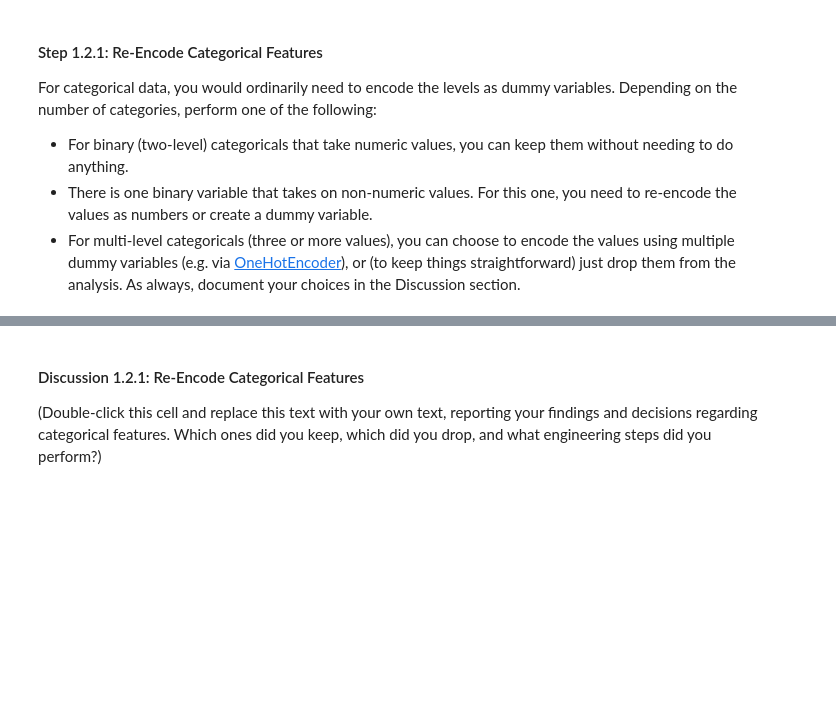
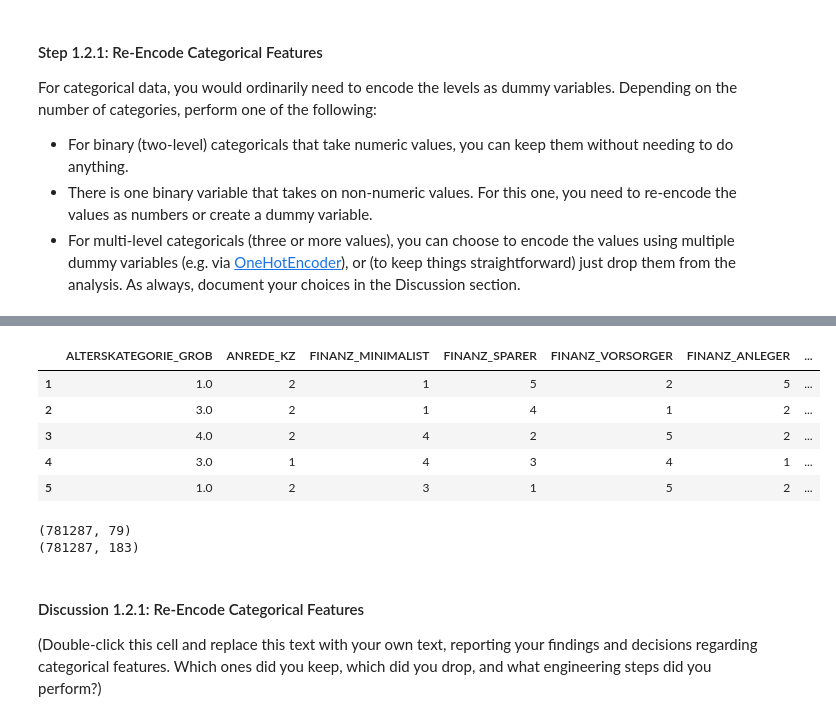
Before and after one commit to mo-matar/Identify-Customer-Segments-Unsupervised-Learning-Project, a Jupyter notebook: Identify_Customer_Segments.ipynb, the cells around one changed output, grey strips where cells are left out. Cells and saved outputs as stored; diff of their text form; code cells hidden in the pictures; blank space fills up the shorter version.

Commit message:
encoding done

```diff
--- a/Identify_Customer_Segments.ipynb
+++ b/Identify_Customer_Segments.ipynb
@@ -510,3 +510,17 @@ For categorical data, you would ordinarily need to encode the levels as dummy va
 # %%
 # Assess categorical variables: which are binary, which are multi-level, and
 # which one needs to be re-encoded?
+categorical_features = filtered_feat_info[filtered_feat_info['type'] == 'categorical']['attribute']
+# %%
+binary_categoricals = []
+multi_level_categoricals = []
+
+for feature in categorical_features:
+    if feature in low_missing_data.columns:  # Ensure the feature exists in the dataset
+        if low_missing_data[feature].nunique() == 2:  # Binary categorical
+            binary_categoricals.append(feature)
+        else:  # Multi-level categorical
+            multi_level_categoricals.append(feature)
+
+print("Binary categorical features:", binary_categoricals)
+print("Multi-level categorical features:", multi_level_categoricals)
@@ -512,0 +534,7 @@ For categorical data, you would ordinarily need to encode the levels as dummy va
+# %%
+# Identify binary categoricals with non-numeric values
+low_missing_data_encoded_b = low_missing_data.copy()
+for feature in binary_categoricals:
+    if not np.issubdtype(low_missing_data[feature].dtype, np.number):  # Check if non-numeric
+        print(f"Re-encoding binary categorical feature: {feature}")
+        low_missing_data_encoded_b[feature] = low_missing_data[feature].astype('category').cat.codes  # Encode as 0 and 1
@@ -513,5 +578,22 @@ For categorical data, you would ordinarily need to encode the levels as dummy va
 # %%
 # Re-encode categorical variable(s) to be kept in the analysis.
+low_missing_data_encoded_all = low_missing_data_encoded_b.copy()
+low_missing_data_encoded_all = pd.get_dummies(low_missing_data_encoded_all, columns=multi_level_categoricals, drop_first=True)
+
+low_missing_data_encoded_all.head()
+# %% [output]
+|  | ALTERSKATEGORIE_GROB | ANREDE_KZ | FINANZ_MINIMALIST | FINANZ_SPARER | FINANZ_VORSORGER | FINANZ_ANLEGER | ... |
+| 1 | 1.0 | 2 | 1 | 5 | 2 | 5 | ... |
+| 2 | 3.0 | 2 | 1 | 4 | 1 | 2 | ... |
+| 3 | 4.0 | 2 | 4 | 2 | 5 | 2 | ... |
+| 4 | 3.0 | 1 | 4 | 3 | 4 | 1 | ... |
+| 5 | 1.0 | 2 | 3 | 1 | 5 | 2 | ... |
+# %%
+print(low_missing_data_encoded_b.shape)
+print(low_missing_data_encoded_all.shape)
+# %% [output]
+(781287, 79)
+(781287, 183)
 # %% [markdown]
 #### Discussion 1.2.1: Re-Encode Categorical Features
 
```
Also changed, not shown: parts of 6 cells of this notebook.
